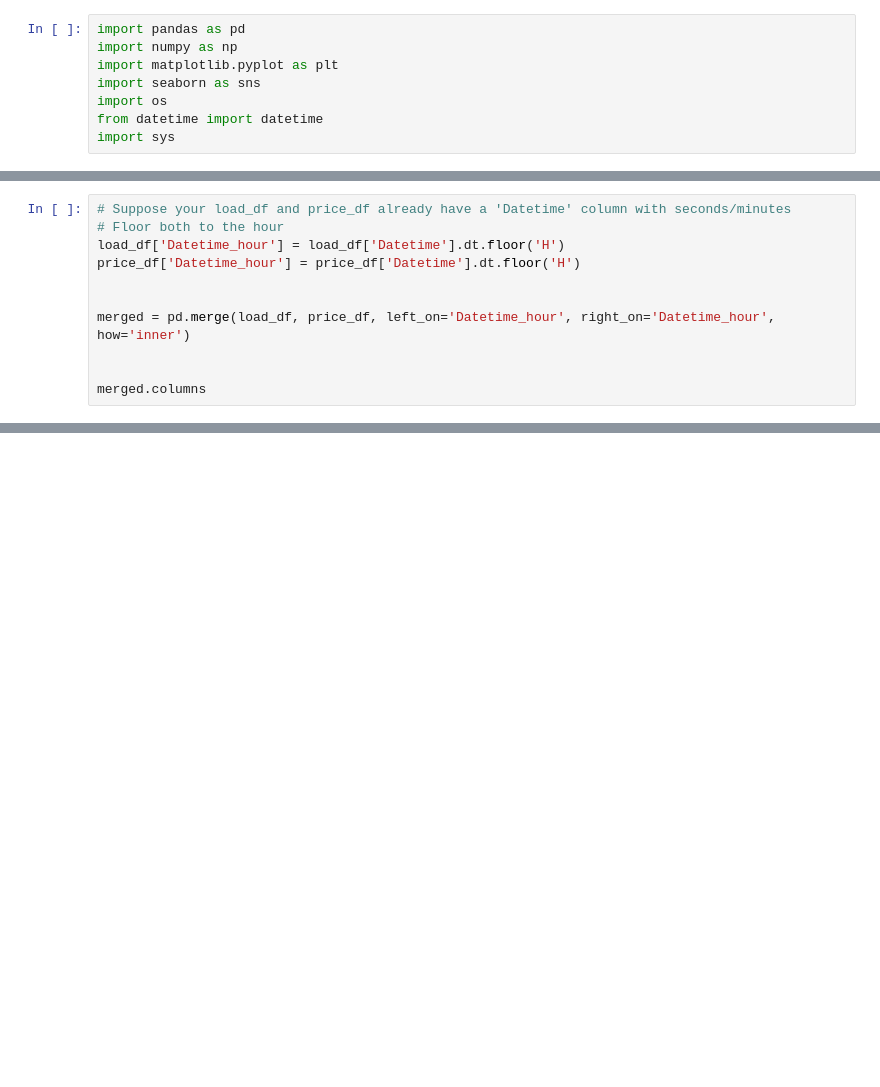
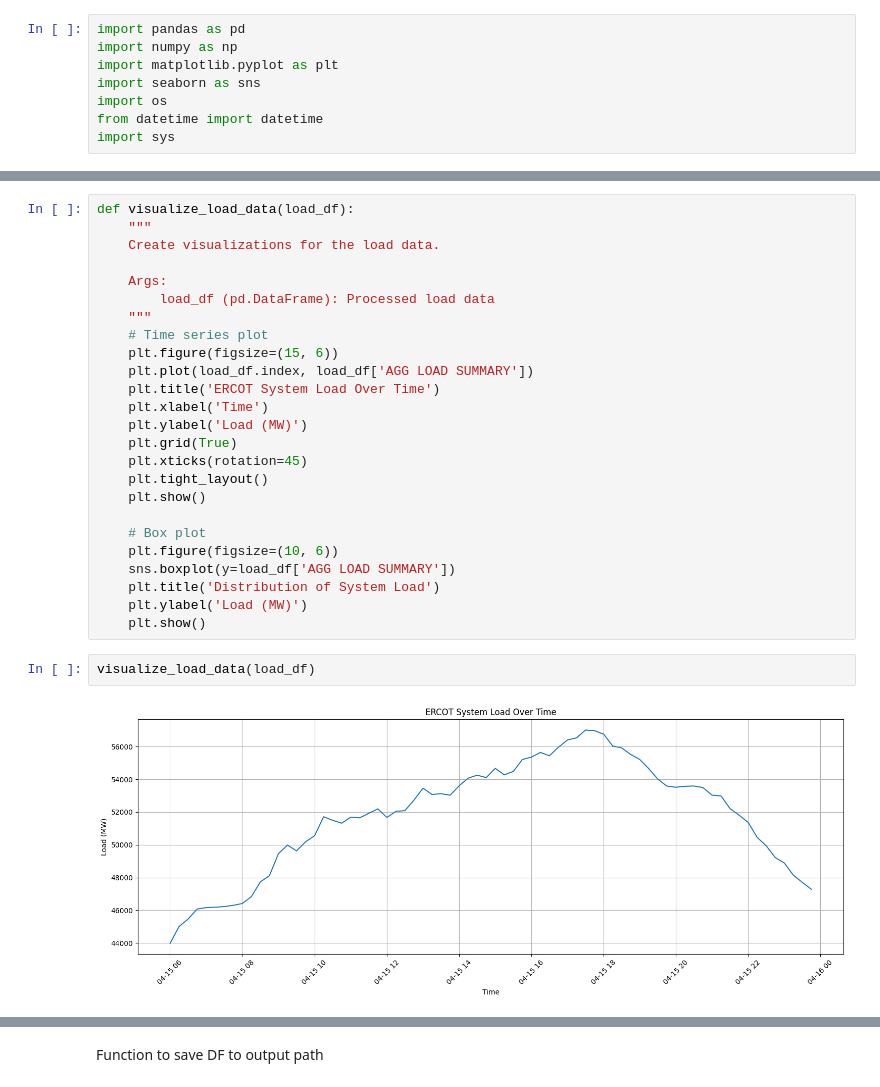
Before and after one commit to KushKod04/totalenergies_price_forecasting, a Jupyter notebook: src/preprocessing/Load_Data_Cleaning.ipynb, the cells around one changed output, grey strips where cells are left out. Drawn from its saved outputs; the diff is of its cells as text; blank space fills up the shorter version.

```diff
--- a/src/preprocessing/Load_Data_Cleaning.ipynb
+++ b/src/preprocessing/Load_Data_Cleaning.ipynb
@@ -90,11 +119,0 @@ preprocess_load_data(input_file)
-# %%
-# Suppose your load_df and price_df already have a 'Datetime' column with seconds/minutes
-# Floor both to the hour
-load_df['Datetime_hour'] = load_df['Datetime'].dt.floor('H')
-price_df['Datetime_hour'] = price_df['Datetime'].dt.floor('H')
-
-
-merged = pd.merge(load_df, price_df, left_on='Datetime_hour', right_on='Datetime_hour', how='inner')
-
-
-merged.columns
@@ -214,0 +163,29 @@ R2: 0.8610
+# %%
+def visualize_load_data(load_df):
+    """
+    Create visualizations for the load data.
+
+    Args:
+        load_df (pd.DataFrame): Processed load data
+    """
+    # Time series plot
+    plt.figure(figsize=(15, 6))
+    plt.plot(load_df.index, load_df['AGG LOAD SUMMARY'])
+    plt.title('ERCOT System Load Over Time')
+    plt.xlabel('Time')
+    plt.ylabel('Load (MW)')
+    plt.grid(True)
+    plt.xticks(rotation=45)
+    plt.tight_layout()
+    plt.show()
+
+    # Box plot
+    plt.figure(figsize=(10, 6))
+    sns.boxplot(y=load_df['AGG LOAD SUMMARY'])
+    plt.title('Distribution of System Load')
+    plt.ylabel('Load (MW)')
+    plt.show()
+# %%
+visualize_load_data(load_df)
+# %% [output]
+[figure, added]
@@ -214,0 +193,2 @@ R2: 0.8610
+# %% [markdown]
+Function to save DF to output path
```
Also changed, not shown: parts of 15 cells of this notebook, 2 other files.
